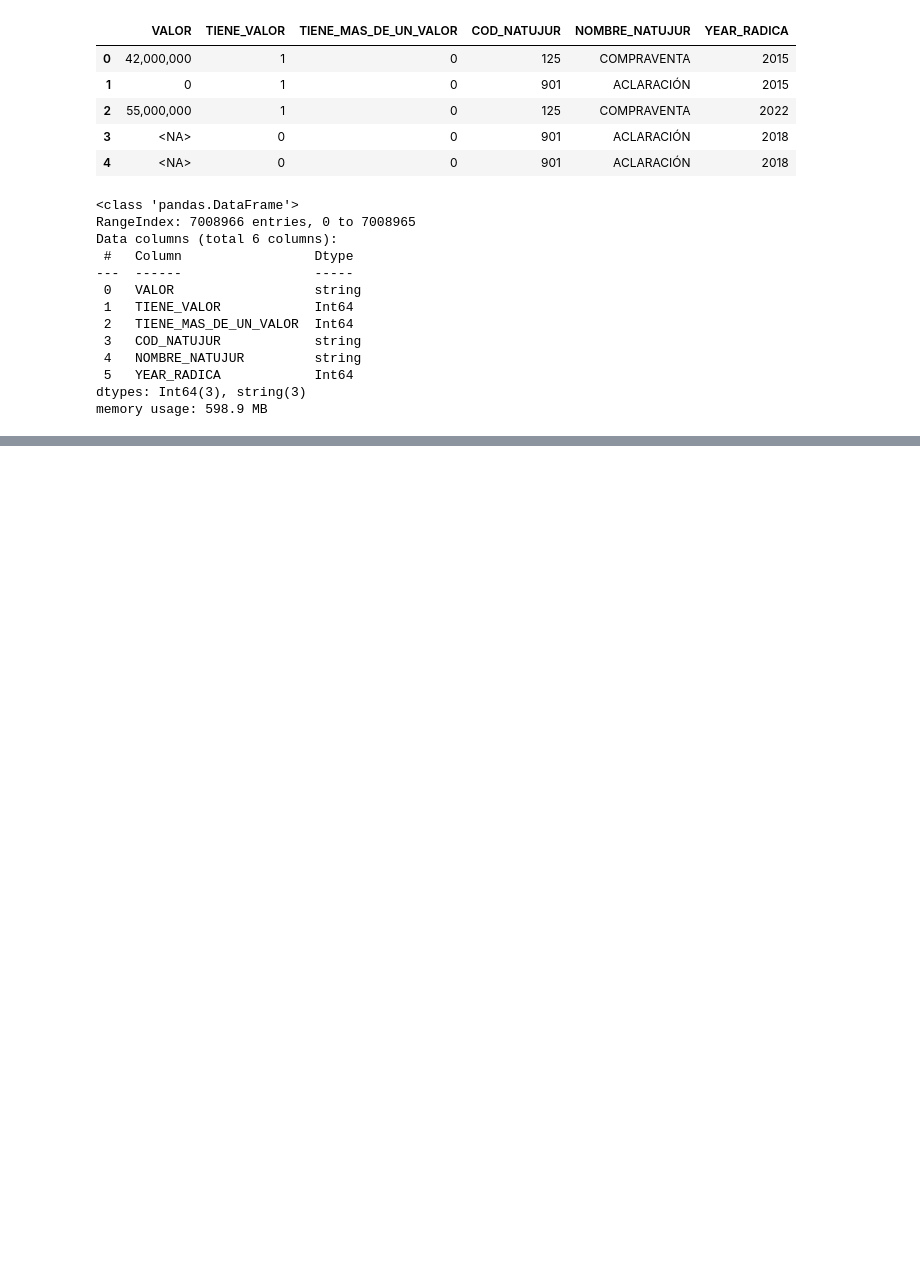
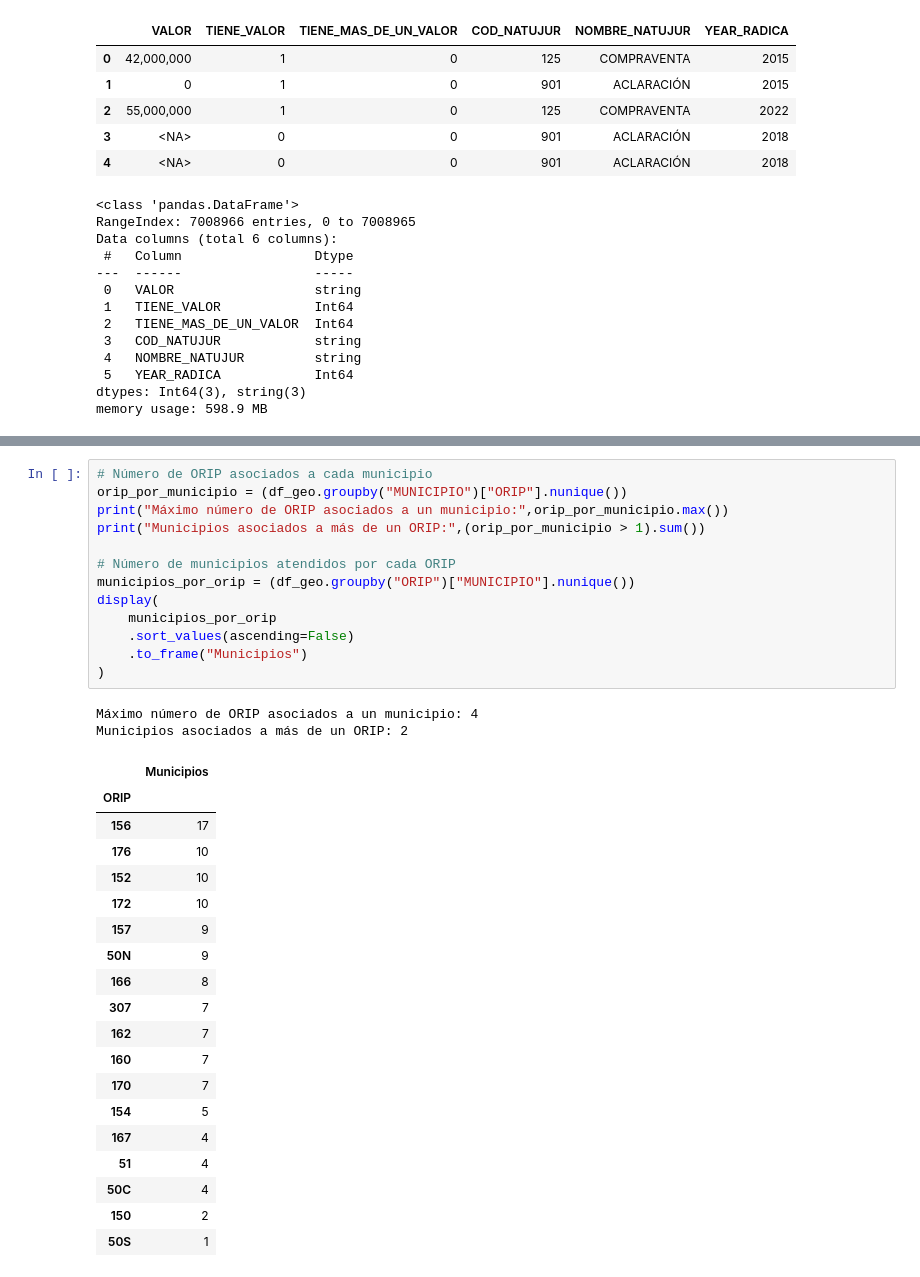
Before and after one commit to wlicona473/Proyecto_Inmobiliario_Nube, a Jupyter notebook: notebooks/01_redefinicion_supervisada.ipynb, the cells around one changed output, grey strips where cells are left out. Saved outputs shown, nothing was run; the diff lists cells and outputs as text; blank space fills up the shorter version.

```diff
--- a/notebooks/01_redefinicion_supervisada.ipynb
+++ b/notebooks/01_redefinicion_supervisada.ipynb
@@ -159,0 +1270,35 @@ tabla_actos.sort_values("Positivo",ascending=False).head(20)
+# %%
+# Número de ORIP asociados a cada municipio
+orip_por_municipio = (df_geo.groupby("MUNICIPIO")["ORIP"].nunique())
+print("Máximo número de ORIP asociados a un municipio:",orip_por_municipio.max())
+print("Municipios asociados a más de un ORIP:",(orip_por_municipio > 1).sum())
+
+# Número de municipios atendidos por cada ORIP
+municipios_por_orip = (df_geo.groupby("ORIP")["MUNICIPIO"].nunique())
+display(
+    municipios_por_orip
+    .sort_values(ascending=False)
+    .to_frame("Municipios")
+)
+# %% [output]
+Máximo número de ORIP asociados a un municipio: 4
+Municipios asociados a más de un ORIP: 2
+|  | Municipios |
+| ORIP |  |
+| 156 | 17 |
+| 176 | 10 |
+| 152 | 10 |
+| 172 | 10 |
+| 157 | 9 |
+| 50N | 9 |
+| 166 | 8 |
+| 307 | 7 |
+| 162 | 7 |
+| 160 | 7 |
+| 170 | 7 |
+| 154 | 5 |
+| 167 | 4 |
+| 51 | 4 |
+| 50C | 4 |
+| 150 | 2 |
+| 50S | 1 |
```
Also changed, not shown: parts of 86 cells of this notebook.
